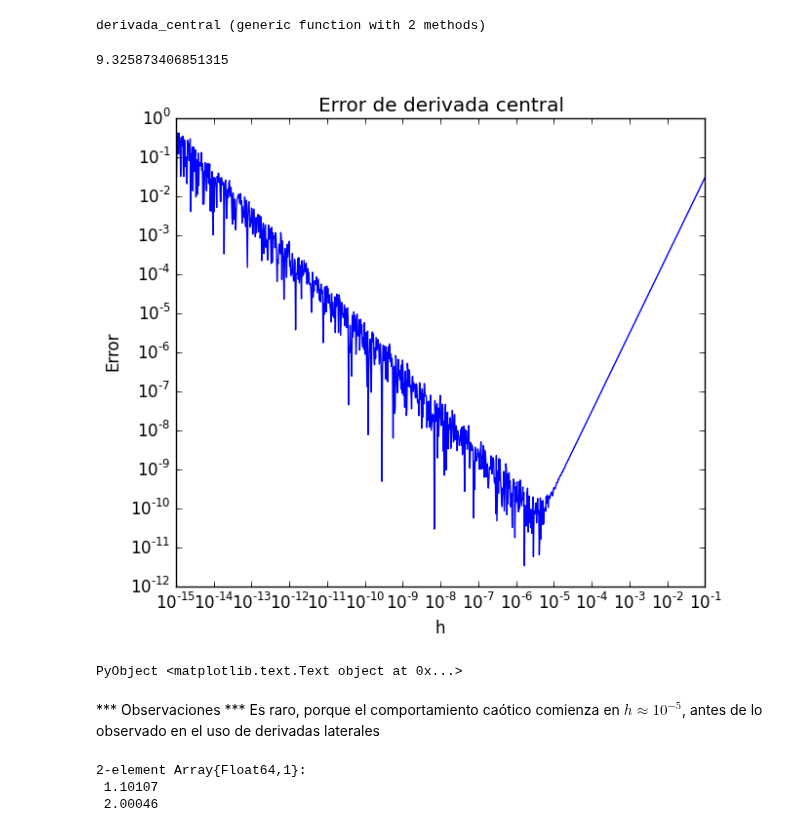
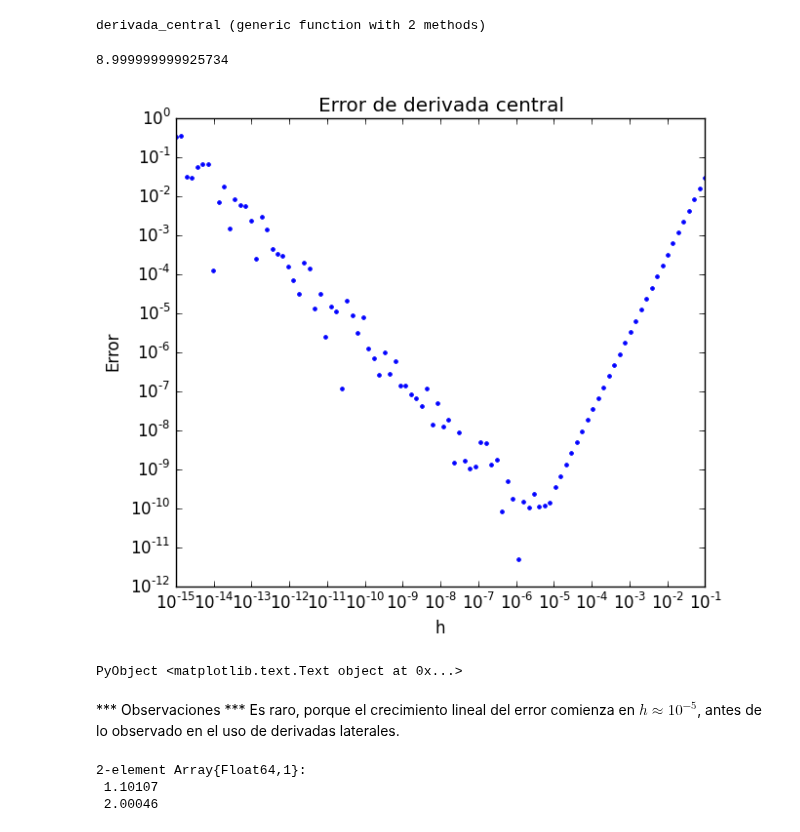
Before and after one commit to lbenet/2016-2_TSFisicaComputacional, a Jupyter notebook: tareas/danmarurr/06_Derivacion_numerica.ipynb, the cells around one changed output. Drawn from its saved outputs; the diff is of its cells as text; code cells hidden in the pictures.

```diff
--- a/tareas/danmarurr/06_Derivacion_numerica.ipynb
+++ b/tareas/danmarurr/06_Derivacion_numerica.ipynb
@@ -39,6 +39,6 @@ derivada_derecha(f,1e-15,1)
 # %%
 #Con este arreglo se trabajará para graficar los errores de las derivadas.
-intervalo_h = logspace(-15,-1, 1000);
+intervalo_h = logspace(-15,-1, 100);
 # %%
 using PyPlot
 # %%
@@ -46,7 +46,7 @@ using PyPlot
 err_deriv = Float64[abs(derivada_derecha(f,x,1)-9) for x in intervalo_h];
 # %%
 #Arreglo para realizar regresiones lineales
-intervalo_h2 = logspace(-8,-1,1000);
+intervalo_h2 = logspace(-8,-1,100);
 # %%
 #Graficación del error absoluto usando derivadas laterales, se hace uso de escala loglog
 figure(figsize = (7,6))
@@ -125,23 +125,23 @@ end
 # %% [output]
 derivada_central (generic function with 2 methods)
 # %%
-derivada_central(f,1e-15,1)
+derivada_central(f,1e-6,1)
 # %% [output]
-9.325873406851315
+8.999999999925734
 # %%
 err_deriv2 = Float64[abs(derivada_central(f,x,1)-9) for x in intervalo_h];
 # %%
 #Graficación del error absoluto usando derivadas centrales, se hace uso de escala loglog
 figure(figsize = (7,6))
-loglog(intervalo_h, err_deriv2)
+loglog(intervalo_h, err_deriv2, marker = ".", linestyle ="")
 xlabel("h")
 ylabel("Error")
 title("Error de derivada central")
 # %% [output]
-[figure, old version]
+[figure, new version]
 PyObject <matplotlib.text.Text object at 0x...>
 # %% [markdown]
-*** Observaciones *** Es raro, porque el comportamiento caótico comienza en $h\approx 10^{-5}$, antes de lo observado en el uso de derivadas laterales
+*** Observaciones *** Es raro, porque el crecimiento lineal del error comienza en $h\approx 10^{-5}$, antes de lo observado en el uso de derivadas laterales.
 # %%
 #Calculando parámetros para la derivada lateral
 intervalo_h3 = logspace(-5,-1,1000)
```
Also changed, not shown: parts of 12 cells of this notebook.
